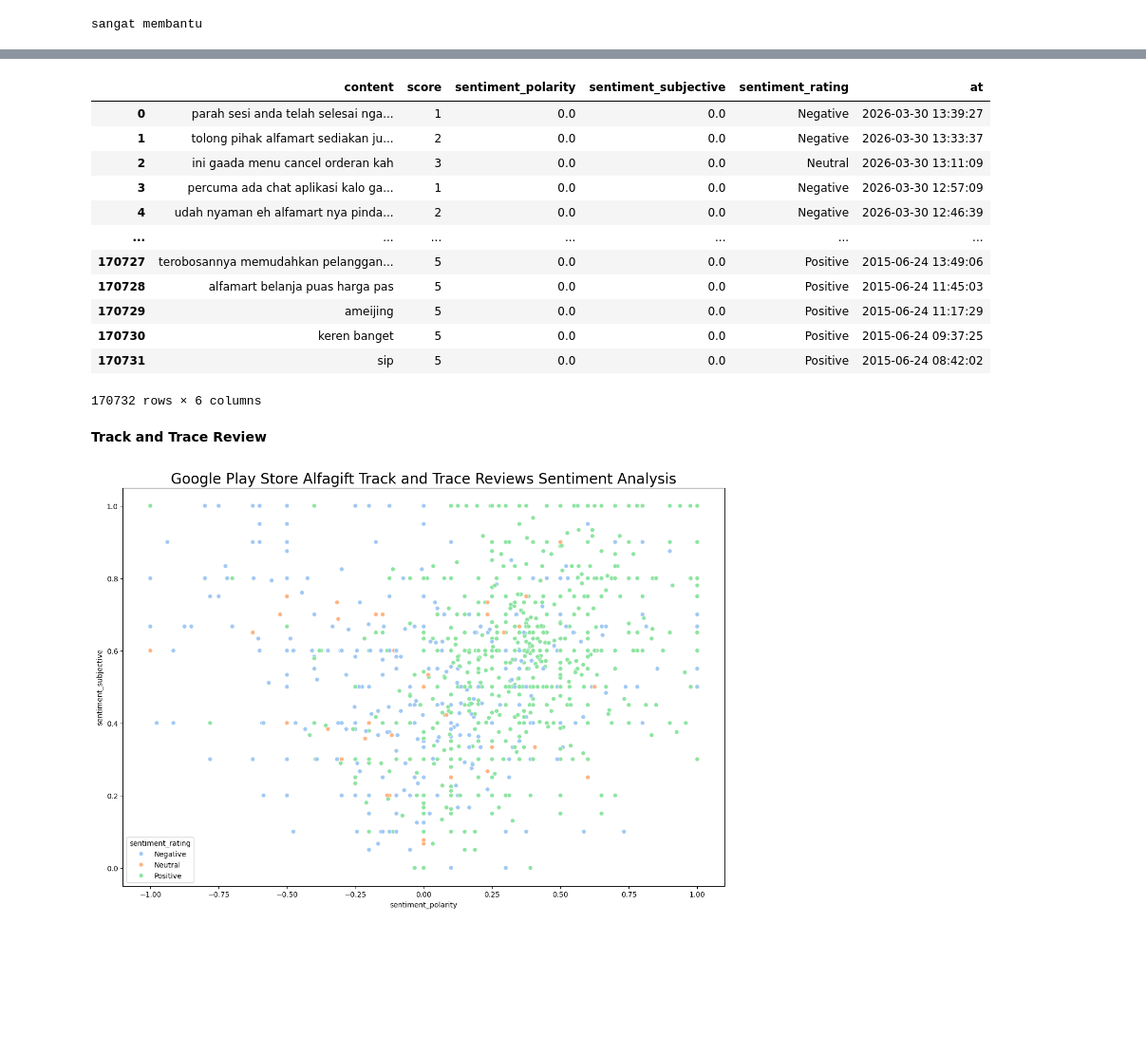
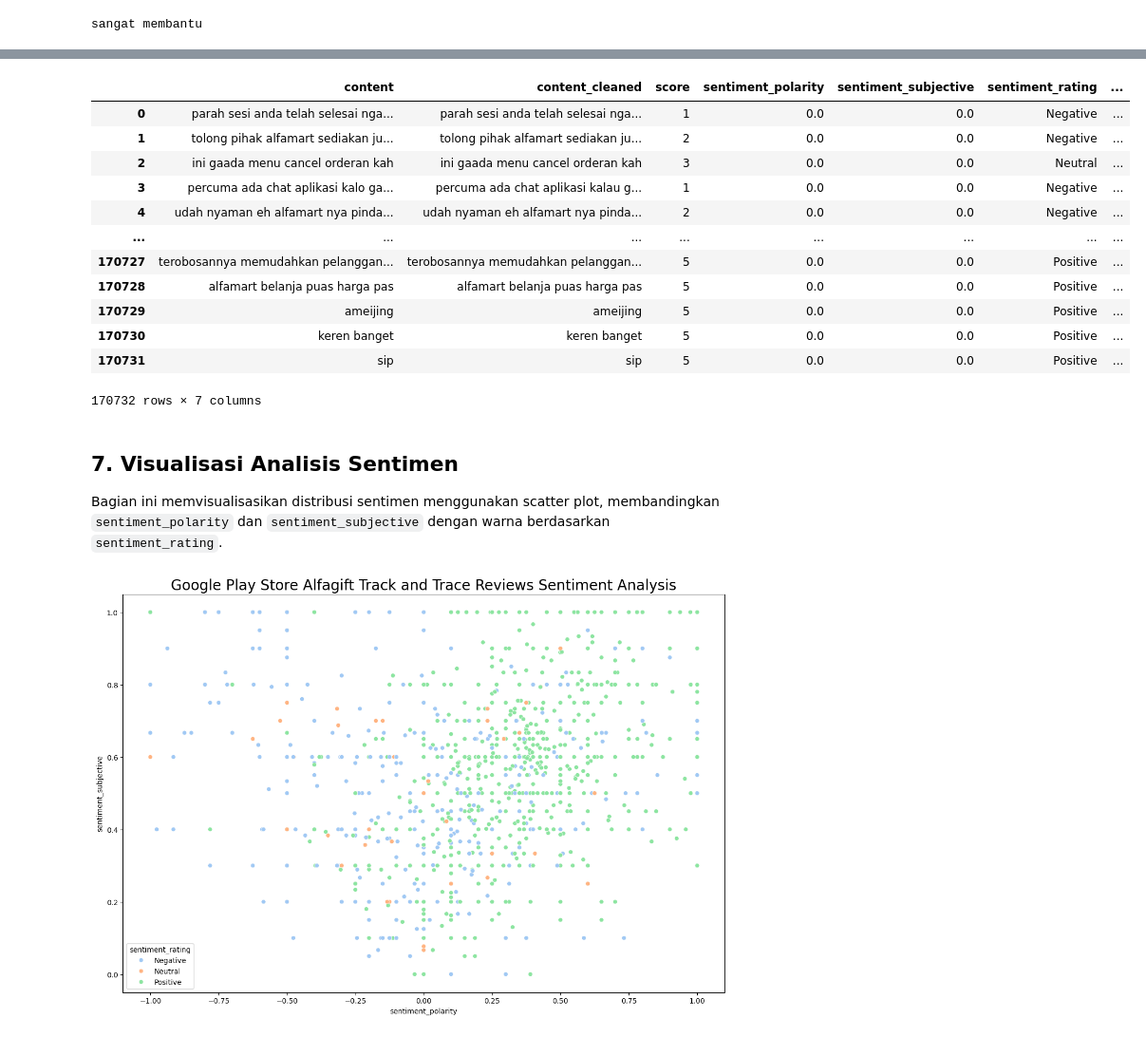
Before and after one commit to zakyalkhair/alfagift-sentiment-analysis, a Jupyter notebook: week 2&3/alfagift_preprocessing.ipynb, the cells around one changed output, grey strips where cells are left out. Shown at 95% size. Drawn from its saved outputs; the diff is of its cells as text; code cells hidden in the pictures; blank space fills up the shorter version.

```diff
--- a/week 2&3/alfagift_preprocessing.ipynb
+++ b/week 2&3/alfagift_preprocessing.ipynb
@@ -98,22 +102,19 @@ sangat membantu
 # %%
-alphabet = string.ascii_letters+string.punctuation
-print(df_alfagiftrev.content.str.strip(alphabet).astype(bool).any())
+import re
+import string
 
-extracted_emojis=[]
+def clean_emojis(s):
+    # Memastikan input adalah string dan menghapus karakter unicode emoji
+    expe = re.compile('[\U00010000-\U0010ffff]', flags=re.UNICODE)
+    return expe.sub(r'', str(s))
 
-def extract_emojis(s):
-    expe = re.compile('[\U00010000-\U0010ffff]', flags=re.UNICODE)
-    return expe.findall(s)
-    return expe.sub(r'',s)
+# 1. Bersihkan Emoji
+df_alfagiftrev['content'] = df_alfagiftrev['content'].apply(clean_emojis)
 
-for y in df_alfagiftrev['content']:
-    #print(str(extract_emojis(y)))
-    extracted_emojis.append(str(extract_emojis(y)))
-
-print(extracted_emojis)
-df_alfagiftrev['content'].apply(extract_emojis)
-df_alfagiftrev['content'] = df_alfagiftrev['content'].astype(str)
+# 2. Bersihkan Punctuation dan Karakter Khusus
+alphabet = string.ascii_letters + string.punctuation
 df_alfagiftrev['content'] = df_alfagiftrev['content'].str.replace(r'[^\w\s]', '', regex=True)
 
-print(df_alfagiftrev['content'].head())
+print("Emoji and Punctuation cleaning completed.")
+display(df_alfagiftrev['content'].head())
 # %% [output]
@@ -124,22 +222,24 @@ True
 # %%
 df_alfagiftrev['sentiment_rating'] = df_alfagiftrev['score'].apply(lambda x: 'Positive' if x > 3 else('Neutral' if x == 3  else 'Negative'))
-df_alfagiftrev.loc[:,["content","score","sentiment_polarity", "sentiment_subjective","sentiment_rating","at"]]
+df_alfagiftrev.loc[:,["content", "content_cleaned","score","sentiment_polarity", "sentiment_subjective","sentiment_rating","at"]]
 # %% [output]
-|  | content | score | sentiment_polarity | sentiment_subjective | sentiment_rating | at |
-| 0 | parah sesi anda telah selesai nga... | 1 | 0.0 | 0.0 | Negative | 2026-03-30 13:39:27 |
-| 1 | tolong pihak alfamart sediakan ju... | 2 | 0.0 | 0.0 | Negative | 2026-03-30 13:33:37 |
-| 2 | ini gaada menu cancel orderan kah | 3 | 0.0 | 0.0 | Neutral | 2026-03-30 13:11:09 |
-| 3 | percuma ada chat aplikasi kalo ga... | 1 | 0.0 | 0.0 | Negative | 2026-03-30 12:57:09 |
-| 4 | udah nyaman eh alfamart nya pinda... | 2 | 0.0 | 0.0 | Negative | 2026-03-30 12:46:39 |
-| ... | ... | ... | ... | ... | ... | ... |
-| 170727 | terobosannya memudahkan pelanggan... | 5 | 0.0 | 0.0 | Positive | 2015-06-24 13:49:06 |
-| 170728 | alfamart belanja puas harga pas | 5 | 0.0 | 0.0 | Positive | 2015-06-24 11:45:03 |
-| 170729 | ameijing | 5 | 0.0 | 0.0 | Positive | 2015-06-24 11:17:29 |
-| 170730 | keren banget | 5 | 0.0 | 0.0 | Positive | 2015-06-24 09:37:25 |
-| 170731 | sip | 5 | 0.0 | 0.0 | Positive | 2015-06-24 08:42:02 |
+|  | content | content_cleaned | score | sentiment_polarity | sentiment_subjective | sentiment_rating | ... |
+| 0 | parah sesi anda telah selesai nga... | parah sesi anda telah selesai nga... | 1 | 0.0 | 0.0 | Negative | ... |
+| 1 | tolong pihak alfamart sediakan ju... | tolong pihak alfamart sediakan ju... | 2 | 0.0 | 0.0 | Negative | ... |
+| 2 | ini gaada menu cancel orderan kah | ini gaada menu cancel orderan kah | 3 | 0.0 | 0.0 | Neutral | ... |
+| 3 | percuma ada chat aplikasi kalo ga... | percuma ada chat aplikasi kalau g... | 1 | 0.0 | 0.0 | Negative | ... |
+| 4 | udah nyaman eh alfamart nya pinda... | udah nyaman eh alfamart nya pinda... | 2 | 0.0 | 0.0 | Negative | ... |
+| ... | ... | ... | ... | ... | ... | ... | ... |
+| 170727 | terobosannya memudahkan pelanggan... | terobosannya memudahkan pelanggan... | 5 | 0.0 | 0.0 | Positive | ... |
+| 170728 | alfamart belanja puas harga pas | alfamart belanja puas harga pas | 5 | 0.0 | 0.0 | Positive | ... |
+| 170729 | ameijing | ameijing | 5 | 0.0 | 0.0 | Positive | ... |
+| 170730 | keren banget | keren banget | 5 | 0.0 | 0.0 | Positive | ... |
+| 170731 | sip | sip | 5 | 0.0 | 0.0 | Positive | ... |
-170732 rows × 6 columns
+170732 rows × 7 columns
-# %% [markdown]
-**Track and Trace Review**
+# %% [markdown]
+## **7. Visualisasi Analisis Sentimen**
+
+Bagian ini memvisualisasikan distribusi sentimen menggunakan scatter plot, membandingkan `sentiment_polarity` dan `sentiment_subjective` dengan warna berdasarkan `sentiment_rating`.
 # %%
 plt.figure(figsize=(15, 10))
 sns.scatterplot(x=df_alfagiftrev['sentiment_polarity'], y=df_alfagiftrev['sentiment_subjective'],
```
Also changed, not shown: parts of 33 cells of this notebook.
